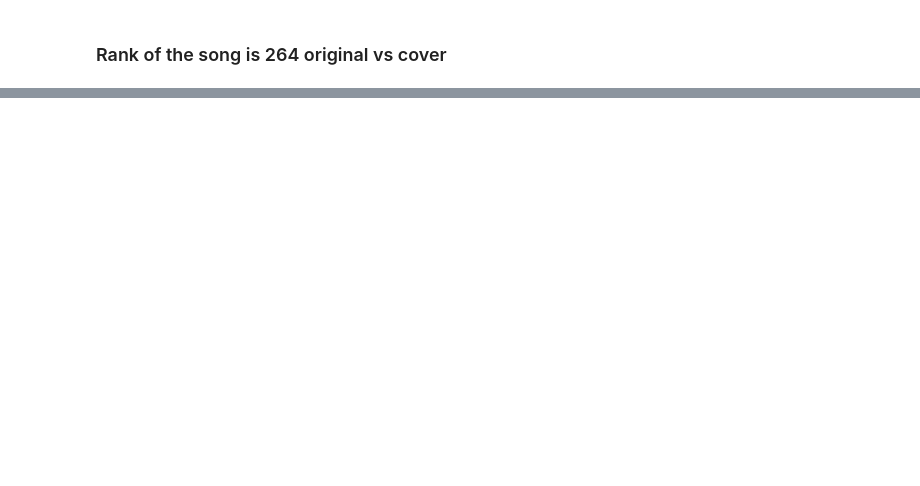
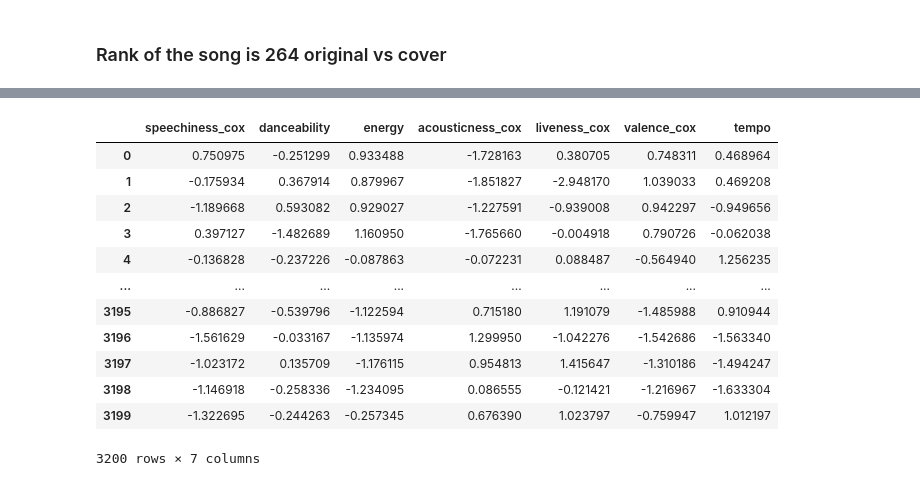
Before and after one commit to skarensmoll/thesisMusikRecommender, a Jupyter notebook: Experiments/06-01-Modeling.ipynb, the cells around one changed output, grey strips where cells are left out. Saved outputs shown, nothing was run; the diff lists cells and outputs as text; code cells hidden in the pictures; blank space fills up the shorter version.

```diff
--- a/Experiments/06-01-Modeling.ipynb
+++ b/Experiments/06-01-Modeling.ipynb
@@ -260,0 +290,16 @@ ranksDF[ranksDF['id']==coverSongId]
+# %%
+df
+# %% [output]
+|  | speechiness_cox | danceability | energy | acousticness_cox | liveness_cox | valence_cox | tempo |
+| 0 | 0.750975 | -0.251299 | 0.933488 | -1.728163 | 0.380705 | 0.748311 | 0.468964 |
+| 1 | -0.175934 | 0.367914 | 0.879967 | -1.851827 | -2.948170 | 1.039033 | 0.469208 |
+| 2 | -1.189668 | 0.593082 | 0.929027 | -1.227591 | -0.939008 | 0.942297 | -0.949656 |
+| 3 | 0.397127 | -1.482689 | 1.160950 | -1.765660 | -0.004918 | 0.790726 | -0.062038 |
+| 4 | -0.136828 | -0.237226 | -0.087863 | -0.072231 | 0.088487 | -0.564940 | 1.256235 |
+| ... | ... | ... | ... | ... | ... | ... | ... |
+| 3195 | -0.886827 | -0.539796 | -1.122594 | 0.715180 | 1.191079 | -1.485988 | 0.910944 |
+| 3196 | -1.561629 | -0.033167 | -1.135974 | 1.299950 | -1.042276 | -1.542686 | -1.563340 |
+| 3197 | -1.023172 | 0.135709 | -1.176115 | 0.954813 | 1.415647 | -1.310186 | -1.494247 |
+| 3198 | -1.146918 | -0.258336 | -1.234095 | 0.086555 | -0.121421 | -1.216967 | -1.633304 |
+| 3199 | -1.322695 | -0.244263 | -0.257345 | 0.676390 | 1.023797 | -0.759947 | 1.012197 |
+3200 rows × 7 columns
```
Also changed, not shown: parts of 24 cells of this notebook, 10 other files.
